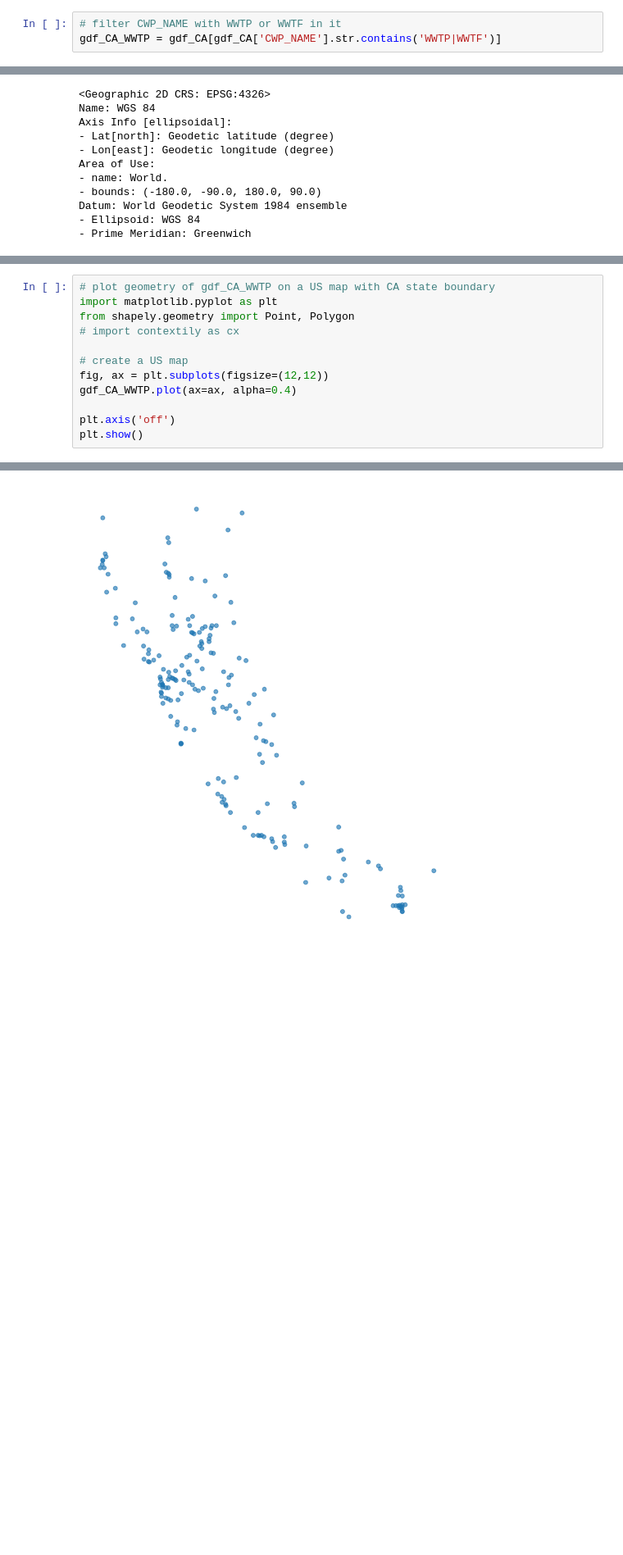
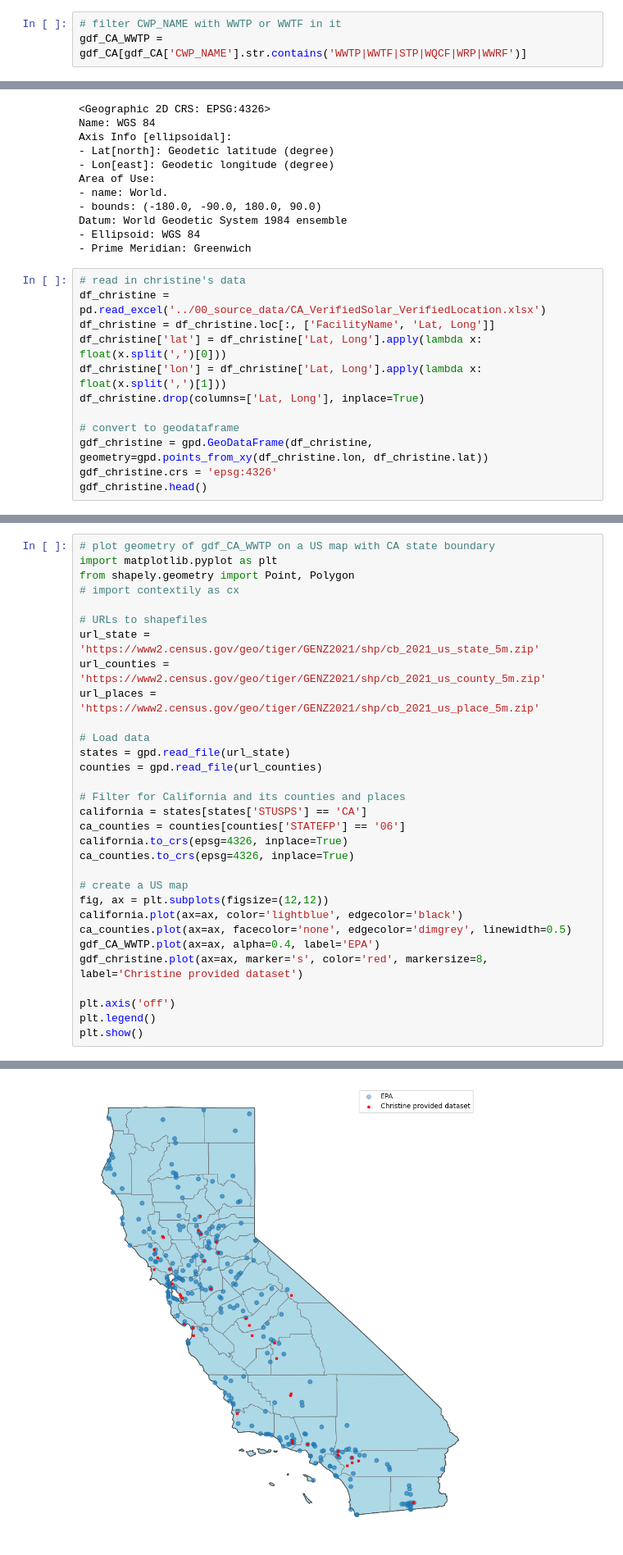
Before and after one commit to Yer1k/solar_wastewater, a Jupyter notebook: 10_code/Read Geopanda data.ipynb, the cells around one changed output, grey strips where cells are left out. Shown: that part at 82% size. Cells and saved outputs as stored; diff of their text form; blank space fills up the shorter version.

Commit message:
epa data extraction added

```diff
--- a/10_code/Read Geopanda data.ipynb
+++ b/10_code/Read Geopanda data.ipynb
@@ -67,7 +68,7 @@ gdf_CA.sample(10)
 10 rows × 54 columns
 # %%
 # filter CWP_NAME with WWTP or WWTF in it
-gdf_CA_WWTP = gdf_CA[gdf_CA['CWP_NAME'].str.contains('WWTP|WWTF')]
+gdf_CA_WWTP = gdf_CA[gdf_CA['CWP_NAME'].str.contains('WWTP|WWTF|STP|WQCF|WRP|WWRF')]
 # %%
 gdf_CA_WWTP
 # %% [output]
@@ -107,3 +113,15 @@ Area of Use:
 Datum: World Geodetic System 1984 ensemble
 - Ellipsoid: WGS 84
 - Prime Meridian: Greenwich
+# %%
+# read in christine's data
+df_christine = pd.read_excel('../00_source_data/CA_VerifiedSolar_VerifiedLocation.xlsx')
+df_christine = df_christine.loc[:, ['FacilityName', 'Lat, Long']]
+df_christine['lat'] = df_christine['Lat, Long'].apply(lambda x: float(x.split(',')[0]))
+df_christine['lon'] = df_christine['Lat, Long'].apply(lambda x: float(x.split(',')[1]))
+df_christine.drop(columns=['Lat, Long'], inplace=True)
+
+# convert to geodataframe
+gdf_christine = gpd.GeoDataFrame(df_christine, geometry=gpd.points_from_xy(df_christine.lon, df_christine.lat))
+gdf_christine.crs = 'epsg:4326'
+gdf_christine.head()
@@ -113,10 +138,29 @@ import matplotlib.pyplot as plt
 from shapely.geometry import Point, Polygon
 # import contextily as cx
 
+# URLs to shapefiles
+url_state = 'https://www2.census.gov/geo/tiger/GENZ2021/shp/cb_2021_us_state_5m.zip'
+url_counties = 'https://www2.census.gov/geo/tiger/GENZ2021/shp/cb_2021_us_county_5m.zip'
+url_places = 'https://www2.census.gov/geo/tiger/GENZ2021/shp/cb_2021_us_place_5m.zip'
+
+# Load data
+states = gpd.read_file(url_state)
+counties = gpd.read_file(url_counties)
+
+# Filter for California and its counties and places
+california = states[states['STUSPS'] == 'CA']
+ca_counties = counties[counties['STATEFP'] == '06']
+california.to_crs(epsg=4326, inplace=True)
+ca_counties.to_crs(epsg=4326, inplace=True)
+
 # create a US map
 fig, ax = plt.subplots(figsize=(12,12))
-gdf_CA_WWTP.plot(ax=ax, alpha=0.4)
+california.plot(ax=ax, color='lightblue', edgecolor='black')
+ca_counties.plot(ax=ax, facecolor='none', edgecolor='dimgrey', linewidth=0.5)
+gdf_CA_WWTP.plot(ax=ax, alpha=0.4, label='EPA')
+gdf_christine.plot(ax=ax, marker='s', color='red', markersize=8, label='Christine provided dataset')
 
 plt.axis('off')
+plt.legend()
 plt.show()
 # %% [output]
@@ -123 +172 @@ plt.show()
-[figure, old version]
+[figure, new version]
```
Also changed, not shown: parts of 5 cells of this notebook, 1 other file.
